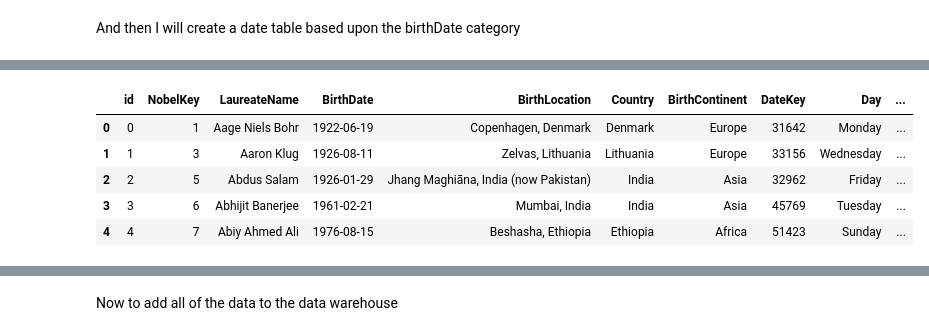
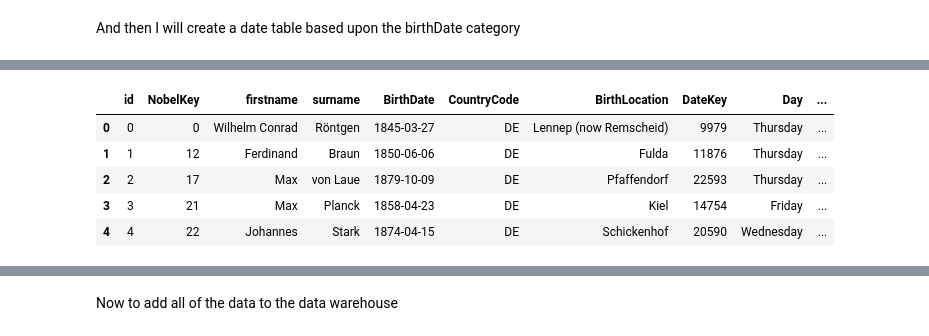
Before and after one commit to M8Name/mjt6vj-data-project-1, a Jupyter notebook: mjt6vj-Project-1.ipynb, the cells around one changed output, grey strips where cells are left out. Cells and saved outputs as stored; diff of their text form; code cells hidden in the pictures.

```diff
--- a/mjt6vj-Project-1.ipynb
+++ b/mjt6vj-Project-1.ipynb
@@ -231,8 +217,9 @@ Index(['id', 'fileName', 'gender', 'sameAs', 'links', 'nobelPrizes',
       dtype='object')
 # %%
-df_nobel_trimmed = df_nobel[["fullName.en","birth.date", "birth.place.locationString.en","birth.place.country.en", "birth.place.continent.en"]].copy()
+df_nobel_trimmed = df_nobel[["firstname","surname","born", "bornCountry", "bornCountryCode", "bornCity", "gender"]].copy()
+df_nobel_trimmed = df_nobel_trimmed.dropna()
 df_nobel_trimmed.reset_index(inplace=True)
-df_nobel_trimmed.rename(columns={"index":"NobelKey","fullName.en":"LaureateName", "birth.date":"BirthDate","birth.place.locationString.en":"BirthLocation", "birth.place.country.en":"Country", "birth.place.continent.en":"BirthContinent"}, inplace=True)
+df_nobel_trimmed.rename(columns={"index":"NobelKey", "born":"BirthDate","bornCity":"BirthLocation", "bornCountry":"Country", "bornCountryCode":"CountryCode"}, inplace=True)
 df_nobel_trimmed.loc[df_nobel_trimmed["Country"] == "USA", "Country"] = "United States"
 df_nobel_trimmed.head(2)
 # %% [output]
@@ -254,7 +241,7 @@ df_fact_country.head()
 # %% [markdown]
 And then I will create a date table based upon the birthDate category
 # %%
-min_date = df_nobel_trimmed["BirthDate"].min()
-max_date = df_nobel_trimmed["BirthDate"].max()
+min_date = min(df_nobel_trimmed["BirthDate"].astype(str))
+max_date = max(df_nobel_trimmed["BirthDate"].astype(str))
 print(str(min_date) + "-" + str(max_date))
 # %% [output]
@@ -296,0 +300,6 @@ df_fact_nobel.head()
+# %%
+df_conversion = pd.read_csv("countries.csv")
+df_conversion["alpha2"] = df_conversion["alpha2"].str.upper()
+df_conversion["alpha3"] = df_conversion["alpha3"].str.upper()
+df_conversion.rename(columns={"alpha2":"CountryCode2", "alpha3":"CountryCode3"}, inplace=True)
+df_conversion.head(2)
@@ -296,0 +310,4 @@ df_fact_nobel.head()
+# %%
+df_fact_country = pd.merge(df_fact_country,df_conversion, how="inner", left_on="CountryCode", right_on="CountryCode3")
+df_fact_country = df_fact_country.drop(["id", "name","CountryCode3", "CountryCode"],axis=1)
+df_fact_country.head()
@@ -297,16 +321,16 @@ df_fact_nobel.head()
 # %%
-df_fact_combined = pd.merge(df_fact_nobel,df_fact_country, how="inner", left_on="Country", right_on="Country")
+df_fact_combined = pd.merge(df_fact_nobel,df_fact_country, how="inner", left_on="CountryCode", right_on="CountryCode2")
 df_fact_combined.reset_index(inplace=True)
-df_fact_combined = df_fact_combined.drop(["Quarter","Population"], axis=1) # Will be used in the select statements
-df_fact_combined.rename(columns={"index":"id"}, inplace=True)
+df_fact_combined = df_fact_combined.drop(["Quarter","Population", "CountryCode2","Country_x", "gender"], axis=1)
+df_fact_combined.rename(columns={"index":"id","Country_y":"Country"}, inplace=True) #"CountryCode_x":"CountryKey
 df_fact_combined.head()
 # %% [output]
-|  | id | NobelKey | LaureateName | BirthDate | BirthLocation | Country | BirthContinent | DateKey | Day | ... |
-| 0 | 0 | 1 | Aage Niels Bohr | 1922-06-19 | Copenhagen, Denmark | Denmark | Europe | 31642 | Monday | ... |
-| 1 | 1 | 3 | Aaron Klug | 1926-08-11 | Zelvas, Lithuania | Lithuania | Europe | 33156 | Wednesday | ... |
-| 2 | 2 | 5 | Abdus Salam | 1926-01-29 | Jhang Maghiāna, India (now Pakistan) | India | Asia | 32962 | Friday | ... |
-| 3 | 3 | 6 | Abhijit Banerjee | 1961-02-21 | Mumbai, India | India | Asia | 45769 | Tuesday | ... |
-| 4 | 4 | 7 | Abiy Ahmed Ali | 1976-08-15 | Beshasha, Ethiopia | Ethiopia | Africa | 51423 | Sunday | ... |
+|  | id | NobelKey | firstname | surname | BirthDate | CountryCode | BirthLocation | DateKey | Day | ... |
+| 0 | 0 | 0 | Wilhelm Conrad | Röntgen | 1845-03-27 | DE | Lennep (now Remscheid) | 9979 | Thursday | ... |
+| 1 | 1 | 12 | Ferdinand | Braun | 1850-06-06 | DE | Fulda | 11876 | Thursday | ... |
+| 2 | 2 | 17 | Max | von Laue | 1879-10-09 | DE | Pfaffendorf | 22593 | Thursday | ... |
+| 3 | 3 | 21 | Max | Planck | 1858-04-23 | DE | Kiel | 14754 | Friday | ... |
+| 4 | 4 | 22 | Johannes | Stark | 1874-04-15 | DE | Schickenhof | 20590 | Wednesday | ... |
 # %%
 df_fact_combined.shape
 # %% [output]
```
Also changed, not shown: parts of 17 cells of this notebook, 1 other file.
